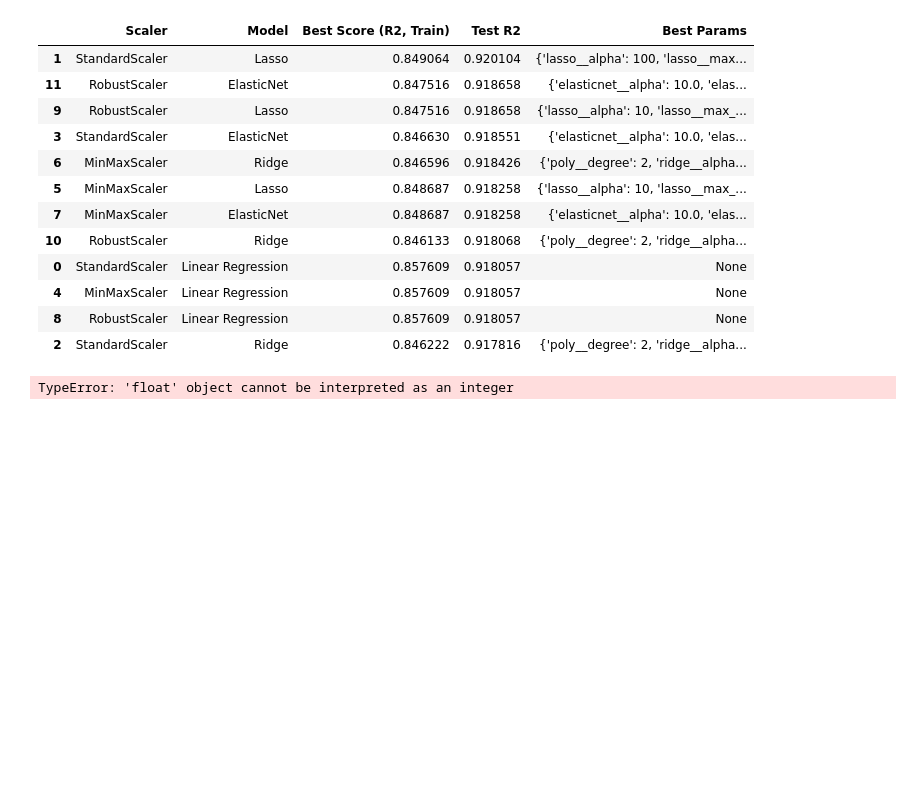
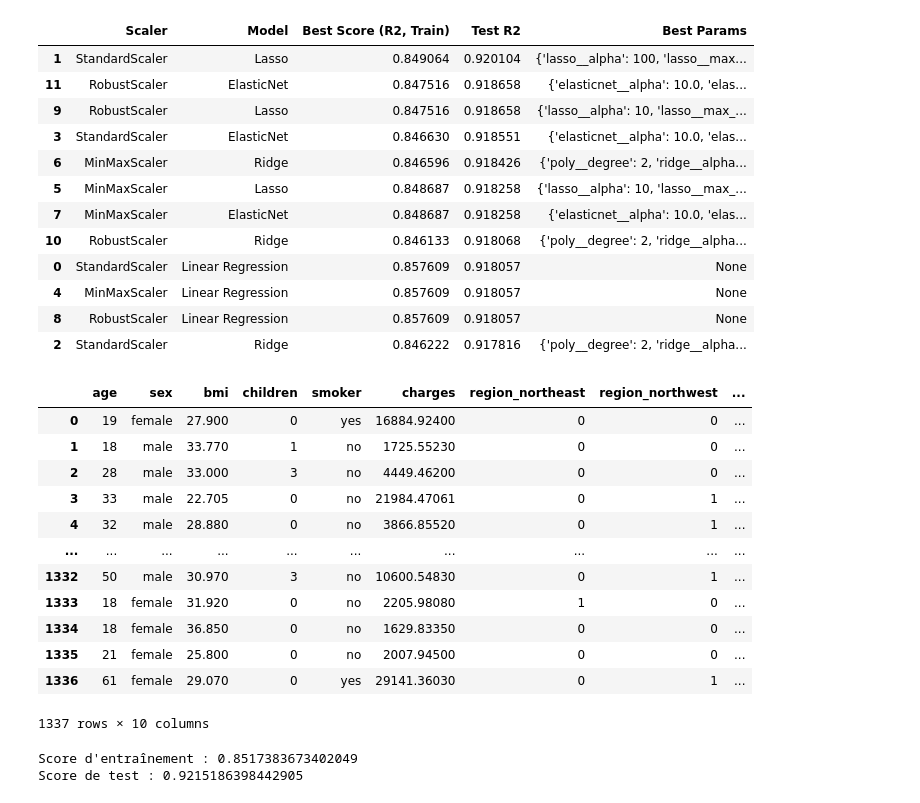
Before and after one commit to Malek-Boumedine/brief_ML_assurances, a Jupyter notebook: 2-modele2.ipynb, the cells around one changed output. Cells and saved outputs as stored; diff of their text form; code cells hidden in the pictures; blank space fills up the shorter version.

```diff
--- a/2-modele2.ipynb
+++ b/2-modele2.ipynb
@@ -1258,4 +1155,76 @@ def run_model_comparison_with_polynomial(data, target_column='charges', scalers=
-# %%
-run_model_comparison_with_polynomial(df_encoded_3)
-# %% [output]
-TypeError: 'float' object cannot be interpreted as an integer
+# %%
+df
+# %% [output]
+|  | age | sex | bmi | children | smoker | charges | region_northeast | region_northwest | ... |
+| 0 | 19 | female | 27.900 | 0 | yes | 16884.92400 | 0 | 0 | ... |
+| 1 | 18 | male | 33.770 | 1 | no | 1725.55230 | 0 | 0 | ... |
+| 2 | 28 | male | 33.000 | 3 | no | 4449.46200 | 0 | 0 | ... |
+| 3 | 33 | male | 22.705 | 0 | no | 21984.47061 | 0 | 1 | ... |
+| 4 | 32 | male | 28.880 | 0 | no | 3866.85520 | 0 | 1 | ... |
+| ... | ... | ... | ... | ... | ... | ... | ... | ... | ... |
+| 1332 | 50 | male | 30.970 | 3 | no | 10600.54830 | 0 | 1 | ... |
+| 1333 | 18 | female | 31.920 | 0 | no | 2205.98080 | 1 | 0 | ... |
+| 1334 | 18 | female | 36.850 | 0 | no | 1629.83350 | 0 | 0 | ... |
+| 1335 | 21 | female | 25.800 | 0 | no | 2007.94500 | 0 | 0 | ... |
+| 1336 | 61 | female | 29.070 | 0 | yes | 29141.36030 | 0 | 1 | ... |
+1337 rows × 10 columns
+# %%
+# Charger le dataset
+file_path = "dataset_assurance_cleaned.csv"  # Remplacez par le chemin de votre fichier
+df = pd.read_csv(file_path)
+
+# Encodage de la colonne "region" avec OneHotEncoder
+df = pd.get_dummies(df, columns=['region'], dtype=int)
+
+# Séparer les features (X) et la target (y)
+X = df.drop(columns="charges")  # Features
+y = df["charges"]  # Target
+
+# Encodage de la colonne "smoker"
+encodeur_smoker = LabelBinarizer(pos_label=1, neg_label=0)
+X["smoker"] = encodeur_smoker.fit_transform(X["smoker"])
+
+# Encodage de la colonne "sex"
+encodeur_sex = LabelBinarizer(pos_label=1, neg_label=0)
+X["sex"] = encodeur_sex.fit_transform(X["sex"])
+X.rename(columns={"sex": "sex_male"}, inplace=True)
+
+# Création des catégories pour "bmi" et "age"
+def categorie_bmi(bmi):
+    if bmi < 30:
+        return 0
+    else:
+        return 1
+
+X_fe = X.copy()
+y_fe = y.copy()
+
+X_fe["bmi_cat"] = X_fe["bmi"].apply(categorie_bmi)
+X_fe.drop("bmi", inplace=True, axis=1)
+
+# Mise à l'échelle des données
+scaler = StandardScaler()
+X_fe = scaler.fit_transform(X_fe)
+
+# Transformation polynomiale
+poly = PolynomialFeatures(degree=2, include_bias=False)
+X_fe = poly.fit_transform(X_fe)
+
+# Séparation en train/test
+X_train, X_test, y_train, y_test = train_test_split(
+    X_fe, y_fe, shuffle=True, train_size=0.85, random_state=42, stratify=X["smoker"]
+)
+
+# Modèle Lasso
+lasso_model_final = Lasso(alpha=248)
+lasso_model_final.fit(X_train, y_train)
+
+# Évaluation du modèle
+train_score = lasso_model_final.score(X_train, y_train)
+test_score = lasso_model_final.score(X_test, y_test)
+
+print("Score d'entraînement :", train_score)
+print("Score de test :", test_score)
+# %% [output]
+Score d'entraînement : 0.8517383673402049
+Score de test : 0.9215186398442905
```
Also changed, not shown: parts of 1 cell of this notebook, 1 other file.
